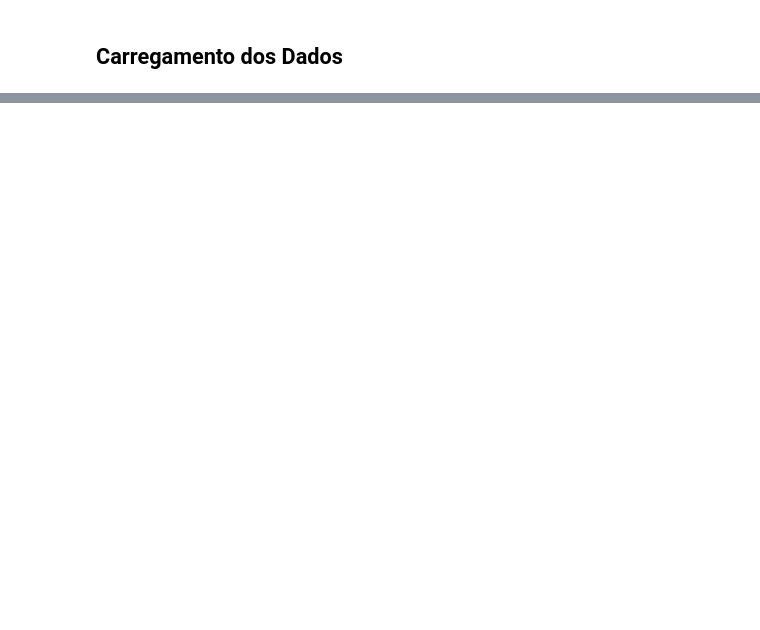
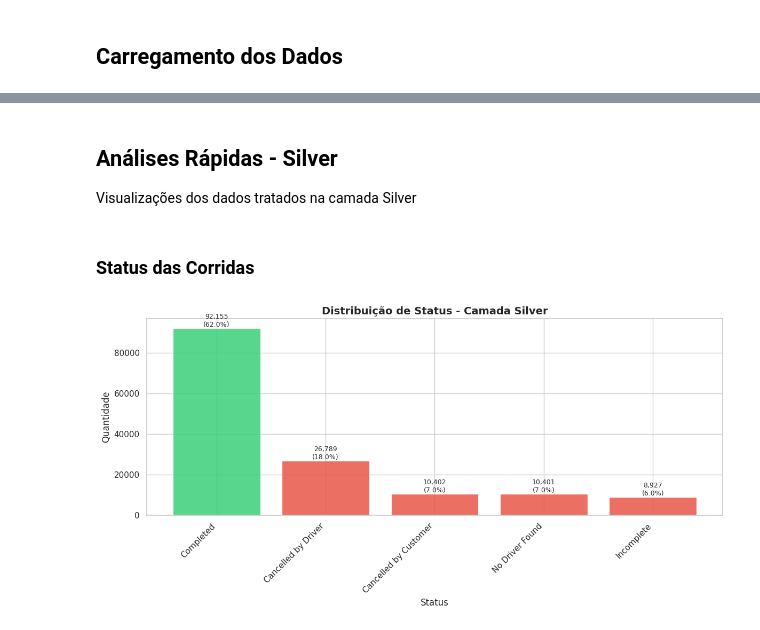
Before and after one commit to DaniloCTM/uber-analytics, a Jupyter notebook: Data Layer/silver/analytics.ipynb, the cells around one changed output, grey strips where cells are left out. Saved outputs shown, nothing was run; the diff lists cells and outputs as text; code cells hidden in the pictures; blank space fills up the shorter version.

```diff
--- a/Data Layer/silver/analytics.ipynb
+++ b/Data Layer/silver/analytics.ipynb
@@ -596,20 +98,0 @@ Impacto da limpeza na Ride Distance:
-# %%
-df_silver['Route'] = df_silver['pickup_location'] + ' → ' + df_silver['drop_location']
-top_routes_silver = df_silver['Route'].value_counts().head(20)
-
-print(f"\nEstatísticas de Rotas (Silver):")
-print(f"  • Total de rotas únicas: {df_silver['Route'].nunique():,}")
-print(f"  • Rotas com apenas 1 viagem: {(df_silver['Route'].value_counts() == 1).sum():,}")
-print(f"  • Concentração: As top 10 rotas representam {(top_routes_silver.head(10).sum() / len(df_silver) * 100):.2f}% das viagens")
-
-fig = px.bar(
-    x=top_routes_silver.values,
-    y=top_routes_silver.index,
-    orientation='h',
-    title='Top 20 Rotas Mais Populares (Silver)',
-    labels={'x': 'Número de Viagens', 'y': 'Rota (Origem → Destino)'},
-    color=top_routes_silver.values,
-    color_continuous_scale='Viridis'
-)
-fig.update_layout(height=700, yaxis={'categoryorder':'total ascending'})
-fig.show()
@@ -786,0 +148,26 @@ Os dados da camada Silver estão prontos para serem transformados na camada **Go
+# %% [markdown]
+##  Análises Rápidas - Silver
+
+Visualizações dos dados tratados na camada Silver
+# %% [markdown]
+###  Status das Corridas
+# %%
+status_silver = df_silver['booking_status'].value_counts()
+
+plt.figure(figsize=(12, 6))
+colors = ['#2ecc71' if 'Completed' in x else '#e74c3c' for x in status_silver.index]
+bars = plt.bar(status_silver.index, status_silver.values, color=colors, alpha=0.8)
+plt.title('Distribuição de Status - Camada Silver', fontsize=14, fontweight='bold')
+plt.xlabel('Status')
+plt.ylabel('Quantidade')
+plt.xticks(rotation=45, ha='right')
+
+for bar, val in zip(bars, status_silver.values):
+    plt.text(bar.get_x() + bar.get_width()/2, bar.get_height(),
+             f'{val:,}\n({val/len(df_silver)*100:.1f}%)',
+             ha='center', va='bottom', fontsize=9)
+
+plt.tight_layout()
+plt.show()
+# %% [output]
+[figure, added]
```
Also changed, not shown: parts of 47 cells of this notebook, 12 other files.
